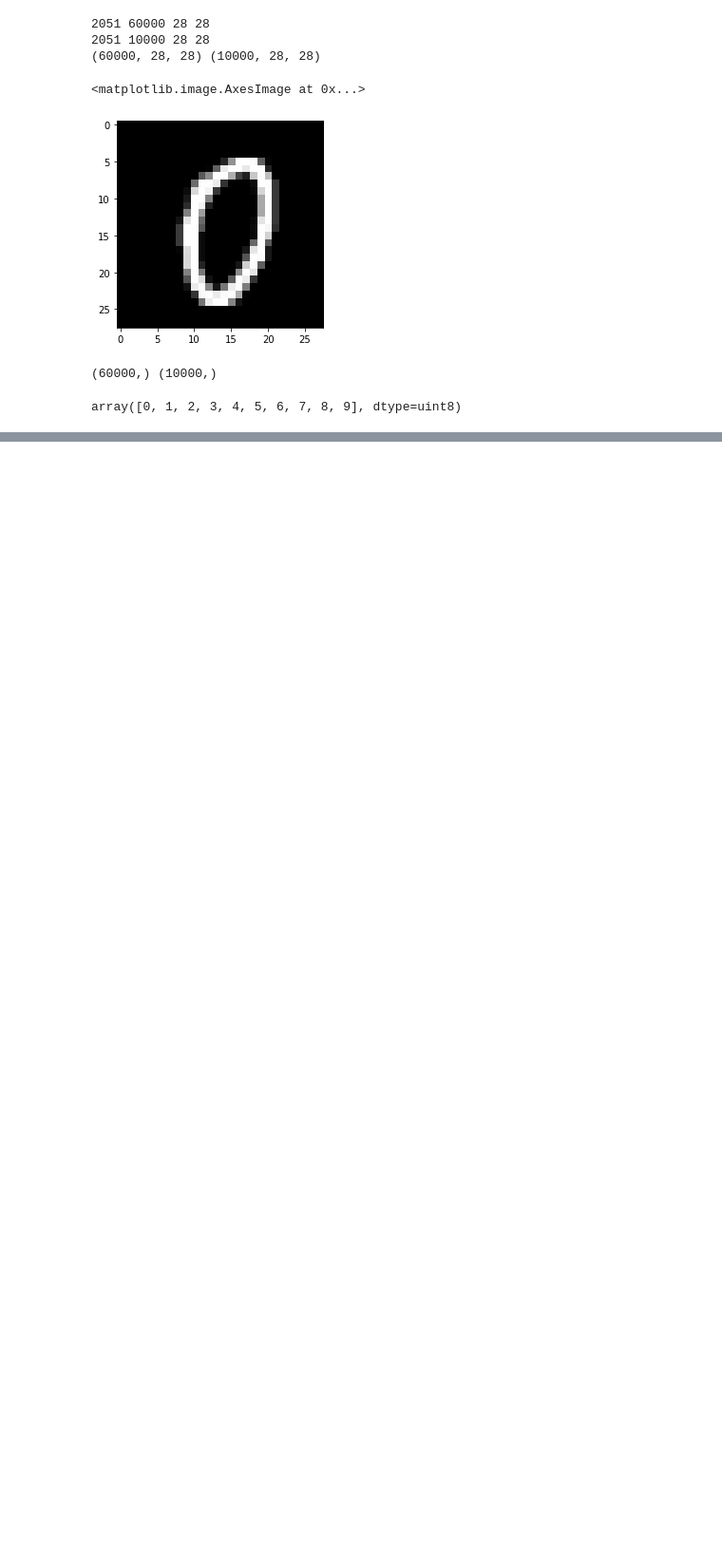
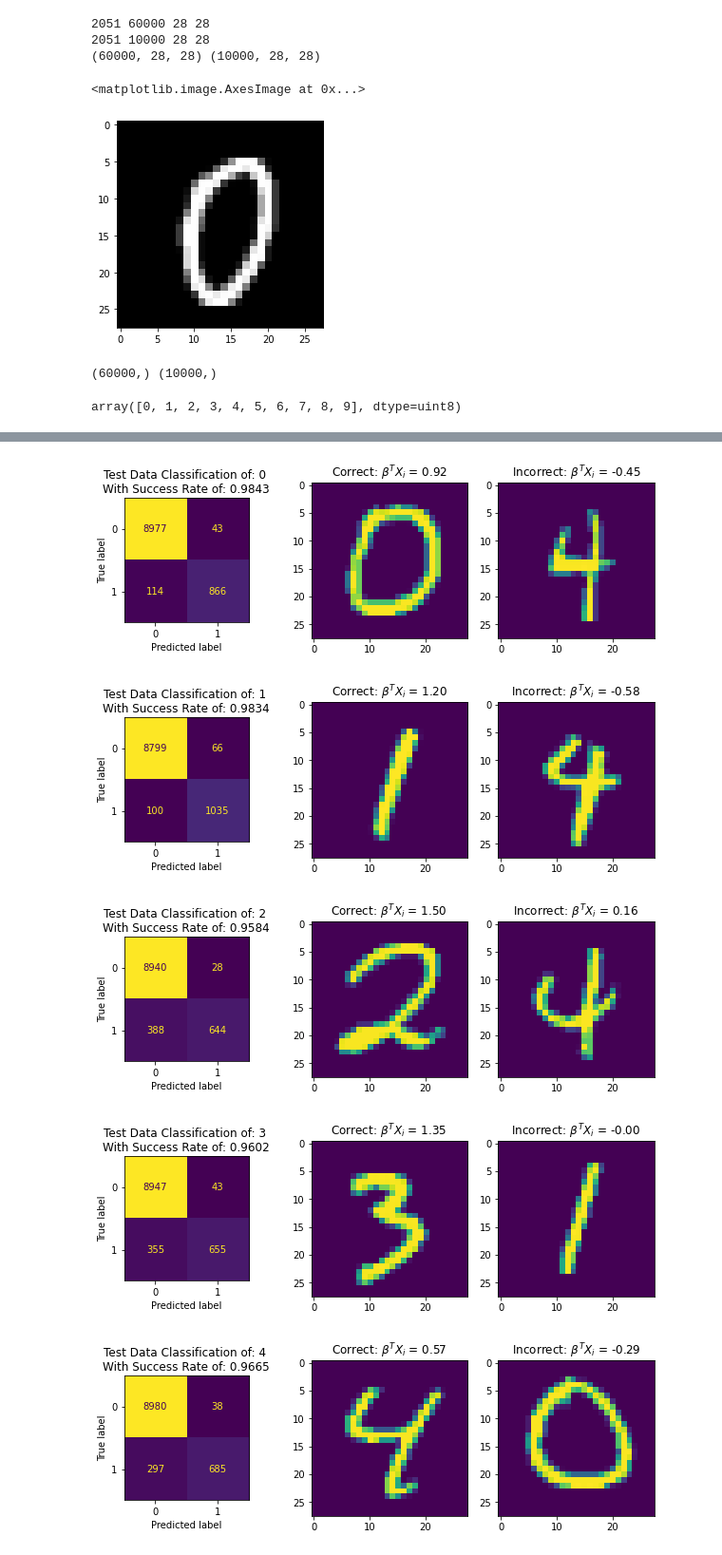
Before and after one commit to hgamarro/Stat_Proj, a Jupyter notebook: Main_proj_JV_HG.ipynb, the cells around one changed output, grey strips where cells are left out. Shown at 95% size. Cells and saved outputs as stored; diff of their text form; code cells hidden in the pictures; blank space fills up the shorter version.

```diff
--- a/Main_proj_JV_HG.ipynb
+++ b/Main_proj_JV_HG.ipynb
@@ -194,0 +200,56 @@ for t in range(0,10):
+# %%
+for t in range(0,10):
+    x = oneD_bias_img(train['image'])
+    y = binary_response(train['label'], t)
+    betaa  = beta(x,y)
+
+    x_test = oneD_bias_img(test['image'])
+    y_test = binary_response(test['label'], t)
+
+    resul_true = np.dot(x_test[np.where(y_test==1)[0][1]][:784].T , betaa[:784].squeeze())
+    resul_false = np.dot(x_test[np.where(y_test==1)[0][1]+1265][:784].T , betaa[:784].squeeze())
+
+
+
+    y_predict = []
+
+    for i in range(len(x_test)):
+
+        if np.dot(x_test[i].T ,betaa.squeeze()) < 0:
+            y_predict.append(-1.0)
+        else:
+            y_predict.append(1.0)
+
+    y_test_main = y_test.squeeze()
+    y_predict_main = np.array(y_predict)
+
+
+    success_rate = sum((y_predict_main==y_test_main)) / 10000
+    cm = confusion_matrix(y_test_main,y_predict_main)
+
+
+    fig, axes = plt.subplots(1, 3, figsize=(10, 5) )
+
+    ax = axes[0]
+    cm_display = ConfusionMatrixDisplay(cm).plot(ax=ax)
+    cm_display.im_.colorbar.remove()
+
+    ax.set_title(f"Test Data Classification of: {t} \nWith Success Rate of: {success_rate}")
+
+    ax = axes[1]
+    ax.imshow(x_test[np.where(y_test==1)[0][1]][:784].reshape(28,28))
+    ax.set_title("Correct: " + r'$\beta^T X_i$ = ' + f'{resul_true:.2f}')
+
+    ax = axes[2]
+    ax.imshow(x_test[np.where(y_test==1)[0][1]+1265][:784].reshape(28,28))
+    ax.set_title("Incorrect: " + r'$\beta^T X_i$ = ' + f'{resul_false:.2f}')
+
+    plot_fig_title = './Plots/Test_Conf_' + str(t) +'.png'
+    plt.savefig(plot_fig_title,bbox_inches='tight')
+    plt.show()
+# %% [output]
+[figure, added]
+[figure, added]
+[figure, added]
+[figure, added]
+[figure, added]
```
Also changed, not shown: parts of 5 cells of this notebook.
